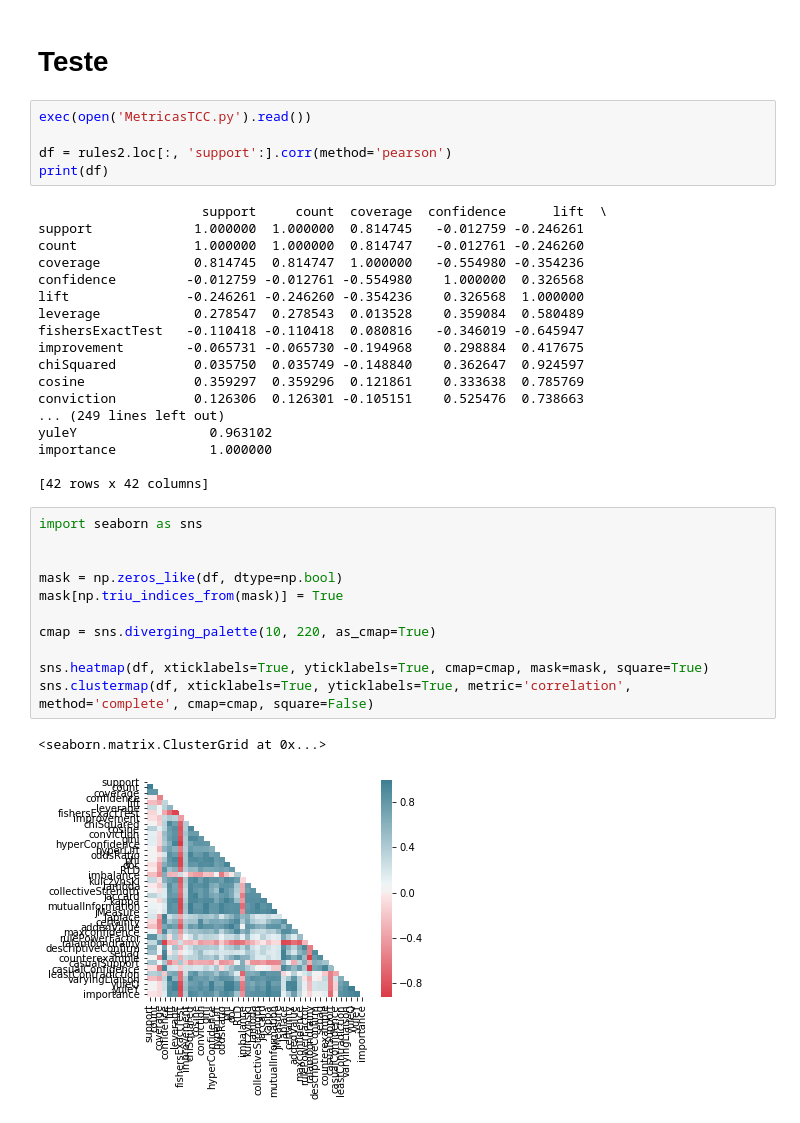
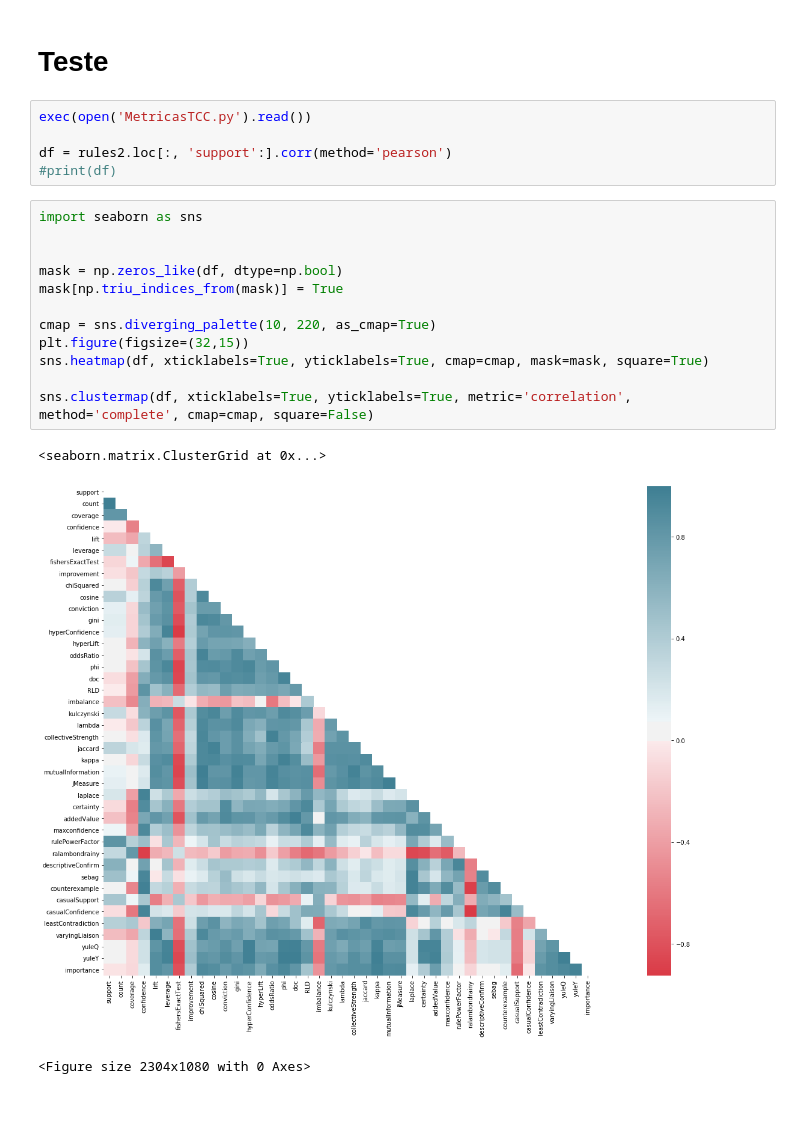
Before and after one commit to altobellibm/CEDERJ_2019_CAIO_CABRAL_E_RICARDO_ANDRADE, a Jupyter notebook: Metricas/plot.ipynb, the cells around one changed output. Cells and saved outputs as stored; diff of their text form.

Commit message:
Alteracoes no plot

```diff
--- a/Metricas/plot.ipynb
+++ b/Metricas/plot.ipynb
@@ -7,39 +7,23 @@
 exec(open('MetricasTCC.py').read())
 
 df = rules2.loc[:, 'support':].corr(method='pearson')
-print(df)
+#print(df)
-# %% [output]
-                     support     count  coverage  confidence      lift  \
-support             1.000000  1.000000  0.814745   -0.012759 -0.246261
-count               1.000000  1.000000  0.814747   -0.012761 -0.246260
-coverage            0.814745  0.814747  1.000000   -0.554980 -0.354236
-confidence         -0.012759 -0.012761 -0.554980    1.000000  0.326568
-lift               -0.246261 -0.246260 -0.354236    0.326568  1.000000
-leverage            0.278547  0.278543  0.013528    0.359084  0.580489
-fishersExactTest   -0.110418 -0.110418  0.080816   -0.346019 -0.645947
-improvement        -0.065731 -0.065730 -0.194968    0.298884  0.417675
-chiSquared          0.035750  0.035749 -0.148840    0.362647  0.924597
-cosine              0.359297  0.359296  0.121861    0.333638  0.785769
-conviction          0.126306  0.126301 -0.105151    0.525476  0.738663
-... (249 lines left out)
-yuleY                 0.963102
-importance            1.000000
-
-[42 rows x 42 columns]
 # %%
 import seaborn as sns
 
 
 mask = np.zeros_like(df, dtype=np.bool)
 mask[np.triu_indices_from(mask)] = True
 
 cmap = sns.diverging_palette(10, 220, as_cmap=True)
+plt.figure(figsize=(32,15))
+sns.heatmap(df, xticklabels=True, yticklabels=True, cmap=cmap, mask=mask, square=True)
 
-sns.heatmap(df, xticklabels=True, yticklabels=True, cmap=cmap, mask=mask, square=True)
 sns.clustermap(df, xticklabels=True, yticklabels=True, metric='correlation', method='complete', cmap=cmap, square=False)
 # %% [output]
 <seaborn.matrix.ClusterGrid at 0x...>
-[figure, old version]
+[figure, new version]
+<Figure size 2304x1080 with 0 Axes>
 [figure]
 # %%
  for i in df.columns:
```
Also changed, not shown: parts of 1 cell of this notebook, 1 other file.
